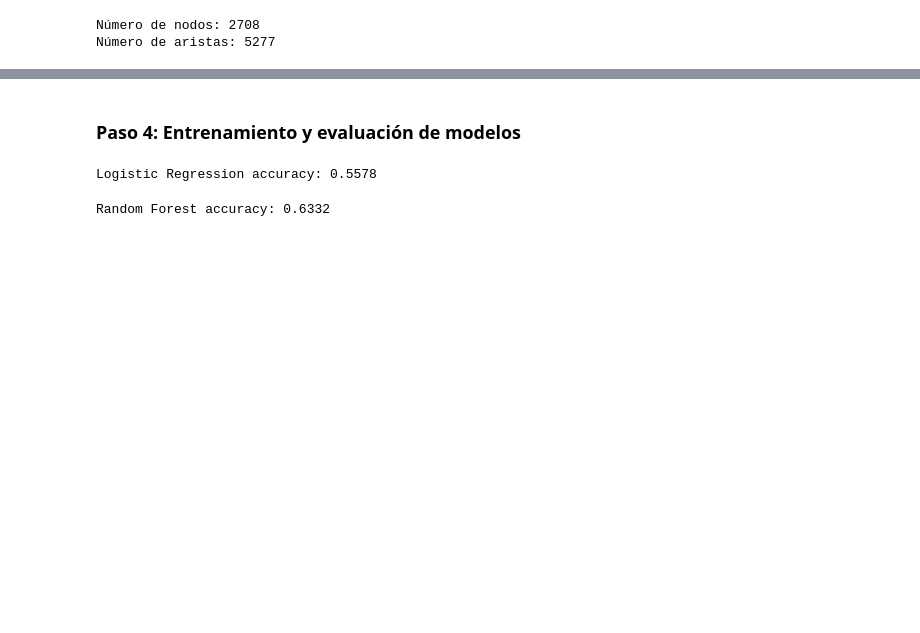
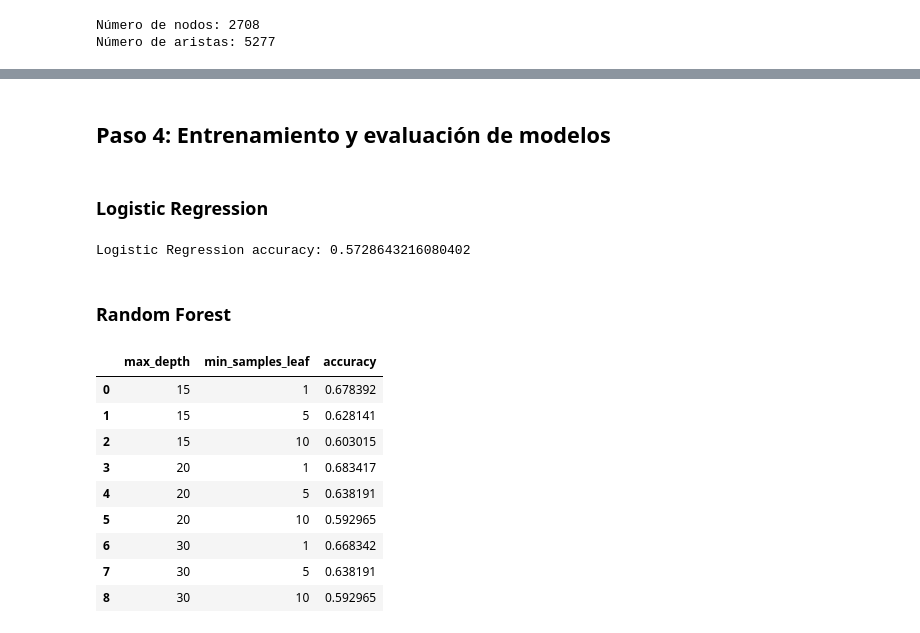
Before and after one commit to franchi2412/RedesComplejasPEC5, a Jupyter notebook: PEC5_Francisco_Castro_Garcia_[sencillo].ipynb, the cells around one changed output, grey strips where cells are left out. Drawn from its saved outputs; the diff is of its cells as text; code cells hidden in the pictures; blank space fills up the shorter version.

```diff
--- a/PEC5.ipynb
+++ b/PEC5_Francisco_Castro_Garcia_[sencillo].ipynb
@@ -292,34 +292,52 @@ print(X_train_scaled.shape)
 # %% [markdown]
-### Paso 4: Entrenamiento y evaluación de modelos
+## Paso 4: Entrenamiento y evaluación de modelos
+# %% [markdown]
+### Logistic Regression
 # %%
-# Logistics Regression
-
-log_reg = LogisticRegression(
-    max_iter=1000,
-    random_state=42
-)
-
+# Logistic Regression
+log_reg = LogisticRegression(max_iter=1000, random_state=42)
 log_reg.fit(X_train_scaled, y_train)
 
 y_val_pred_lr = log_reg.predict(X_val_scaled)
 acc_lr = accuracy_score(y_val, y_val_pred_lr)
 
-print(f"Logistic Regression accuracy: {acc_lr:.4f}")
+print("Logistic Regression accuracy:", acc_lr)
 # %% [output]
-Logistic Regression accuracy: 0.5578
+Logistic Regression accuracy: 0.5728643216080402
-# %%
-# Random Forest
-rf = RandomForestClassifier(
-    n_estimators=200,
-    random_state=42,
-    n_jobs=-1
-)
-
-rf.fit(X_train, y_train)
-
-y_val_pred_rf = rf.predict(X_val)
-acc_rf = accuracy_score(y_val, y_val_pred_rf)
-
-print(f"Random Forest accuracy: {acc_rf:.4f}")
-# %% [output]
-Random Forest accuracy: 0.6332
+# %% [markdown]
+### Random Forest
+# %%
+results = []
+
+for max_depth in [15, 20, 30]:
+    for min_leaf in [1, 5, 10]:
+        rf = RandomForestClassifier(
+            n_estimators=300,
+            max_depth=max_depth,
+            min_samples_leaf=min_leaf,
+            class_weight="balanced",
+            random_state=42,
+            n_jobs=-1
+        )
+        rf.fit(X_train, y_train)
+        acc = accuracy_score(y_val, rf.predict(X_val))
+
+        results.append({
+            "max_depth": max_depth,
+            "min_samples_leaf": min_leaf,
+            "accuracy": acc
+        })
+
+results_df = pd.DataFrame(results)
+results_df
+# %% [output]
+|  | max_depth | min_samples_leaf | accuracy |
+| 0 | 15 | 1 | 0.678392 |
+| 1 | 15 | 5 | 0.628141 |
+| 2 | 15 | 10 | 0.603015 |
+| 3 | 20 | 1 | 0.683417 |
+| 4 | 20 | 5 | 0.638191 |
+| 5 | 20 | 10 | 0.592965 |
+| 6 | 30 | 1 | 0.668342 |
+| 7 | 30 | 5 | 0.638191 |
+| 8 | 30 | 10 | 0.592965 |
```
Also changed, not shown: parts of 38 cells of this notebook, 2 other files.
